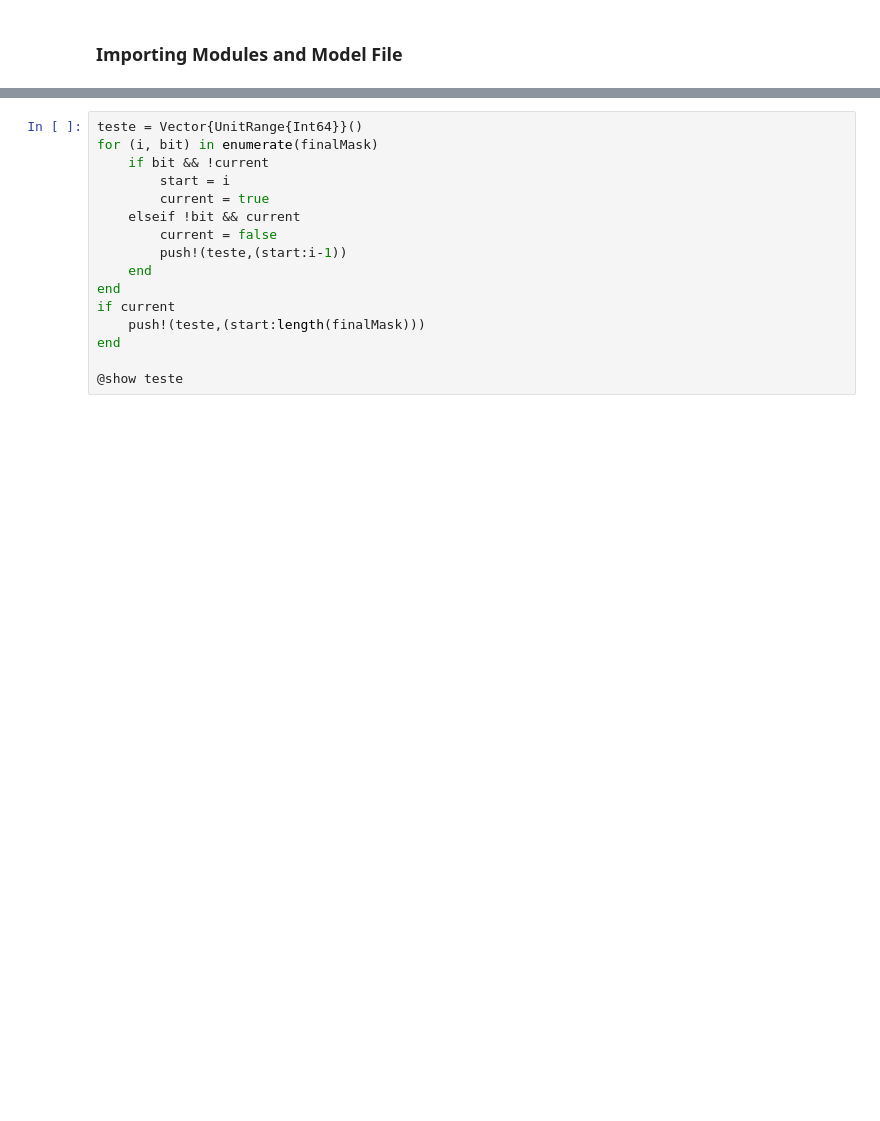
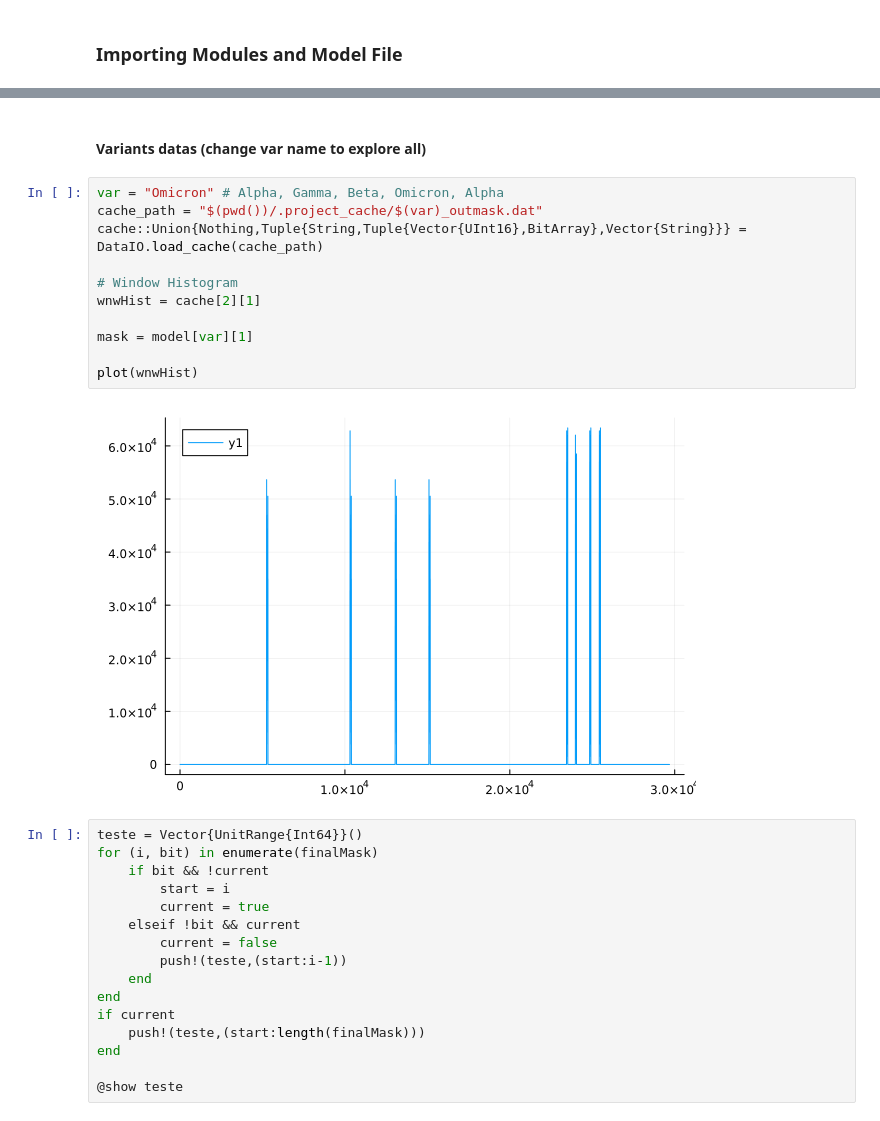
Before and after one commit to SALIPE/genomic-extractor, a Jupyter notebook: modeling.ipynb, the cells around one changed output, grey strips where cells are left out. Saved outputs shown, nothing was run; the diff lists cells and outputs as text; blank space fills up the shorter version.

```diff
--- a/modeling.ipynb
+++ b/modeling.ipynb
@@ -79,3 +104,18 @@ current = false
+# %% [markdown]
+#### Variants datas (change var name to explore all)
+# %%
+var = "Omicron" # Alpha, Gamma, Beta, Omicron, Alpha
+cache_path = "$(pwd())/.project_cache/$(var)_outmask.dat"
+cache::Union{Nothing,Tuple{String,Tuple{Vector{UInt16},BitArray},Vector{String}}} = DataIO.load_cache(cache_path)
+
+# Window Histogram
+wnwHist = cache[2][1]
+
+mask = model[var][1]
+
+plot(wnwHist)
+# %% [output]
+[figure, added]
 # %%
 teste = Vector{UnitRange{Int64}}()
 for (i, bit) in enumerate(finalMask)
```
Also changed, not shown: parts of 17 cells of this notebook, 1 other file.
